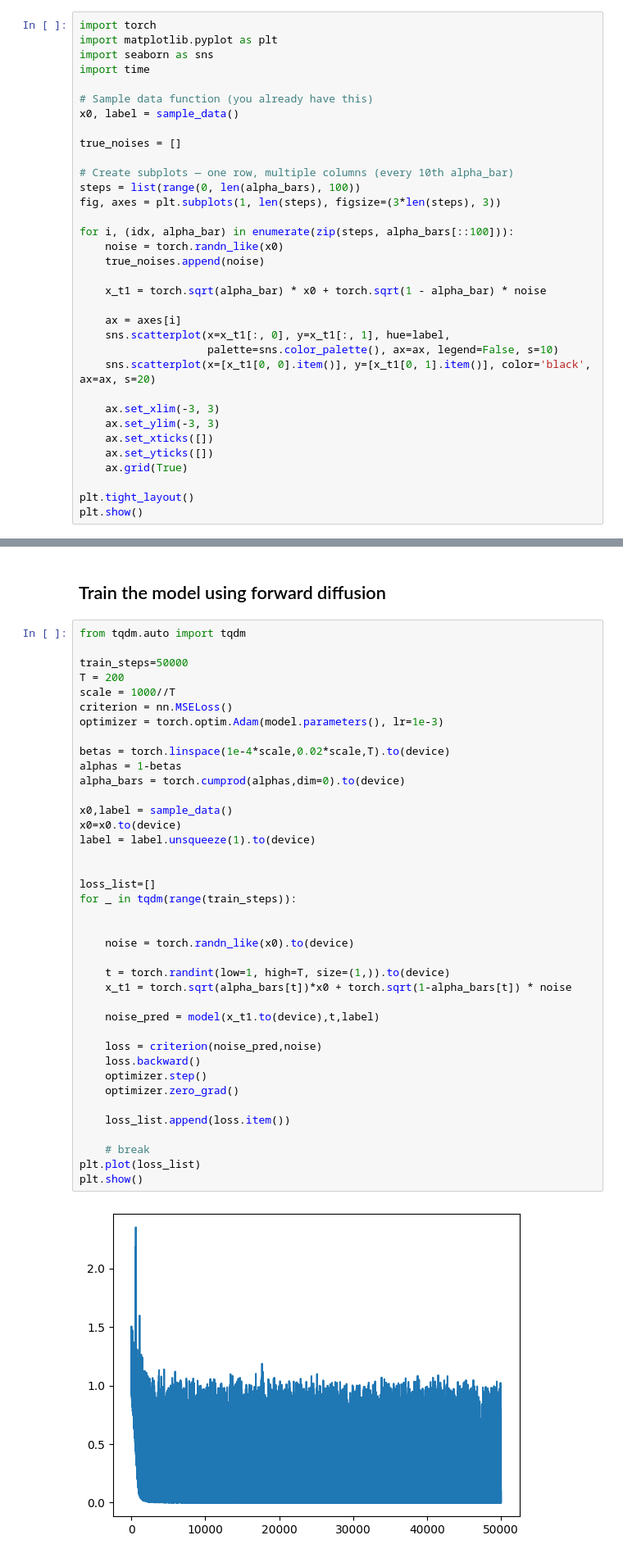
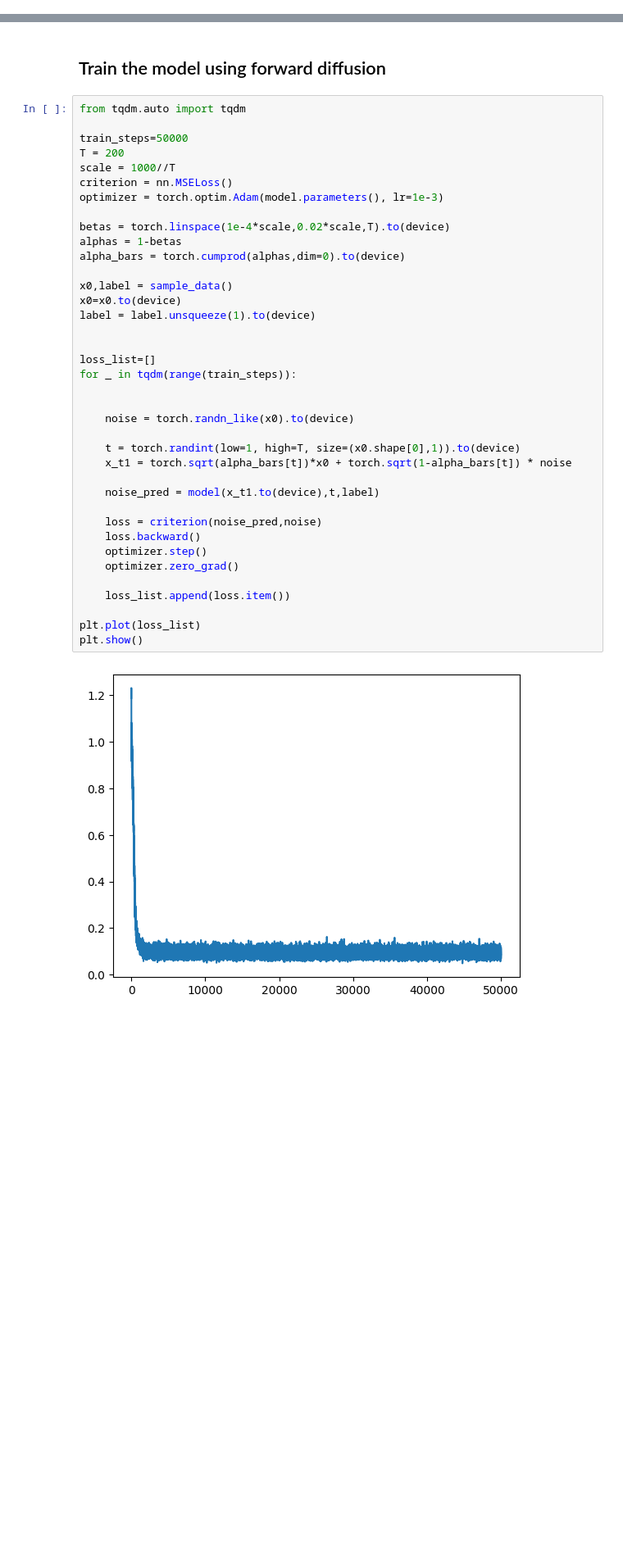
Before and after one commit to mohan696matlab/Diffusion_Gen_AI_Course, a Jupyter notebook: part_1_simple_diffusion/diffusion_process.ipynb, the cells around one changed output, grey strips where cells are left out. Shown at 82% size. Cells and saved outputs as stored; diff of their text form; blank space fills up the shorter version.

```diff
--- a/part_1_simple_diffusion/diffusion_process.ipynb
+++ b/part_1_simple_diffusion/diffusion_process.ipynb
@@ -329,34 +323,0 @@ for idx,alpha_bar in enumerate(alpha_bars[::10]):
-# %%
-import torch
-import matplotlib.pyplot as plt
-import seaborn as sns
-import time
-
-# Sample data function (you already have this)
-x0, label = sample_data()
-
-true_noises = []
-
-# Create subplots — one row, multiple columns (every 10th alpha_bar)
-steps = list(range(0, len(alpha_bars), 100))
-fig, axes = plt.subplots(1, len(steps), figsize=(3*len(steps), 3))
-
-for i, (idx, alpha_bar) in enumerate(zip(steps, alpha_bars[::100])):
-    noise = torch.randn_like(x0)
-    true_noises.append(noise)
-
-    x_t1 = torch.sqrt(alpha_bar) * x0 + torch.sqrt(1 - alpha_bar) * noise
-
-    ax = axes[i]
-    sns.scatterplot(x=x_t1[:, 0], y=x_t1[:, 1], hue=label,
-                    palette=sns.color_palette(), ax=ax, legend=False, s=10)
-    sns.scatterplot(x=[x_t1[0, 0].item()], y=[x_t1[0, 1].item()], color='black', ax=ax, s=20)
-
-    ax.set_xlim(-3, 3)
-    ax.set_ylim(-3, 3)
-    ax.set_xticks([])
-    ax.set_yticks([])
-    ax.grid(True)
-
-plt.tight_layout()
-plt.show()
@@ -449,36 +388,35 @@ optimizer = torch.optim.Adam(model.parameters(), lr=1e-3)
 
 betas = torch.linspace(1e-4*scale,0.02*scale,T).to(device)
 alphas = 1-betas
 alpha_bars = torch.cumprod(alphas,dim=0).to(device)
 
 x0,label = sample_data()
 x0=x0.to(device)
 label = label.unsqueeze(1).to(device)
 
 
 loss_list=[]
 for _ in tqdm(range(train_steps)):
 
 
     noise = torch.randn_like(x0).to(device)
 
-    t = torch.randint(low=1, high=T, size=(1,)).to(device)
+    t = torch.randint(low=1, high=T, size=(x0.shape[0],1)).to(device)
     x_t1 = torch.sqrt(alpha_bars[t])*x0 + torch.sqrt(1-alpha_bars[t]) * noise
 
     noise_pred = model(x_t1.to(device),t,label)
 
     loss = criterion(noise_pred,noise)
     loss.backward()
     optimizer.step()
     optimizer.zero_grad()
 
     loss_list.append(loss.item())
 
-    # break
 plt.plot(loss_list)
 plt.show()
 # %% [output]
-[figure, old version]
+[figure, new version]
 # %% [markdown]
 ## Reverse diffusion Process DDPM
 # %%
```
Also changed, not shown: parts of 9 cells of this notebook, 1 other file.
